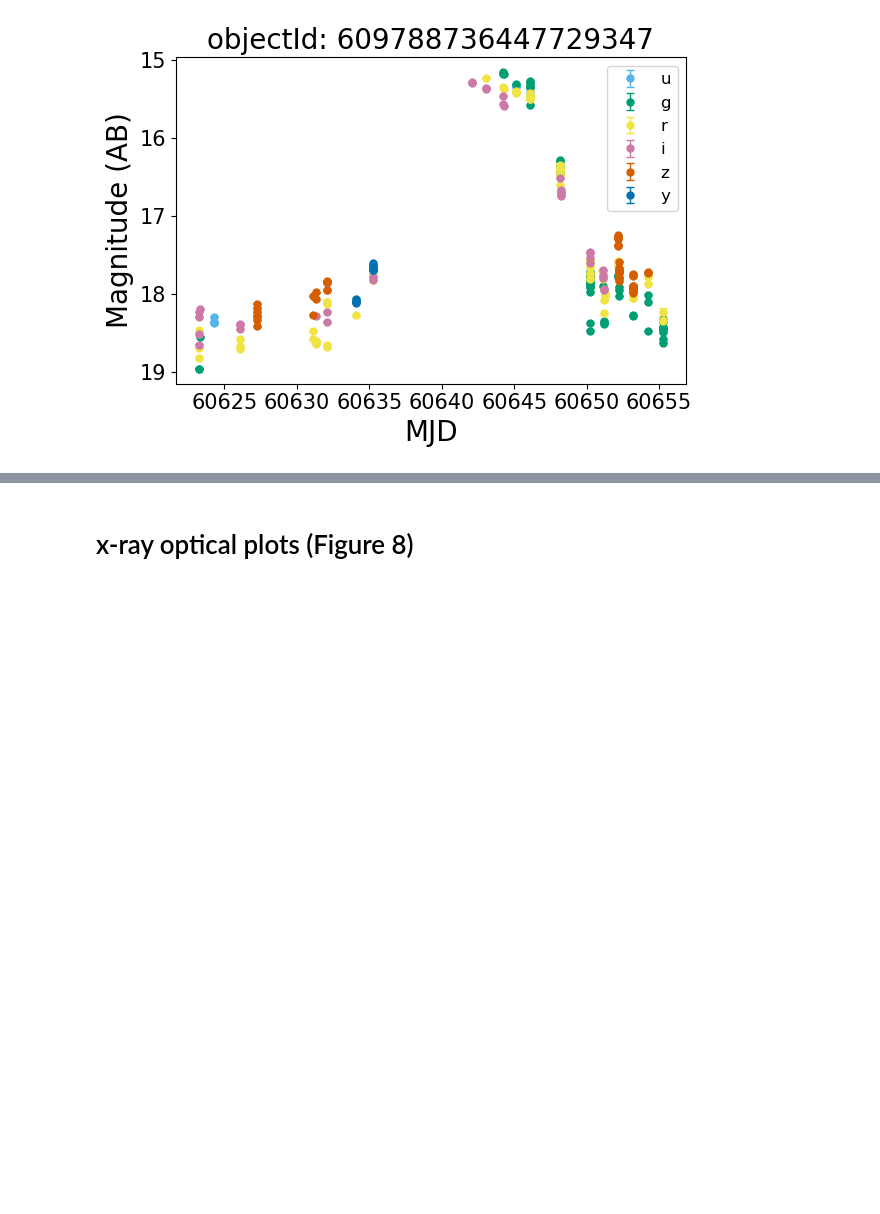
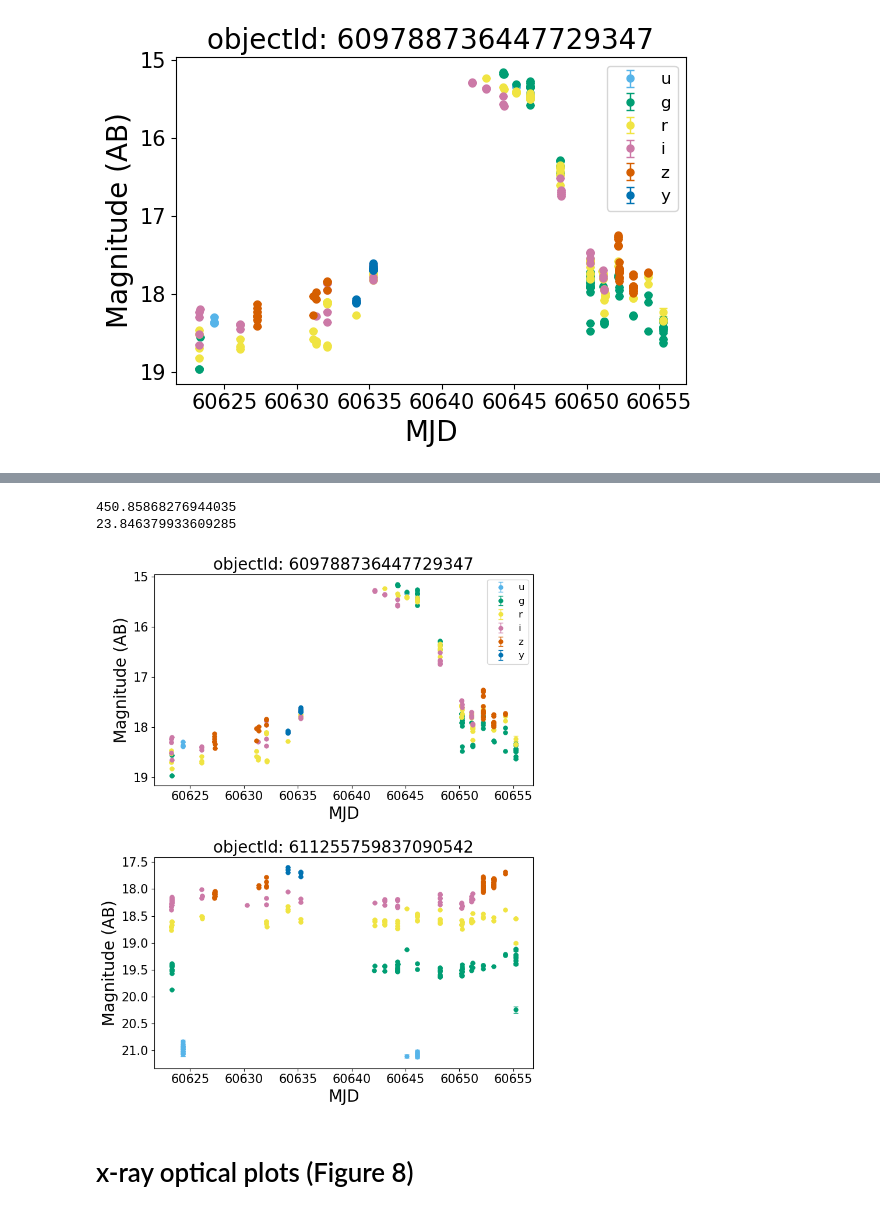
Before and after one commit to ykwang1/DP1_Xray_public, a Jupyter notebook: notebooks/analysis/make_plots.ipynb, the cells around one changed output, grey strips where cells are left out. Saved outputs shown, nothing was run; the diff lists cells and outputs as text; code cells hidden in the pictures; blank space fills up the shorter version.

```diff
--- a/notebooks/analysis/make_plots.ipynb
+++ b/notebooks/analysis/make_plots.ipynb
@@ -535,3 +666,19 @@ plt.savefig('../../plots/cv_lightcurve.pdf')
+# %%
+fig, axs = plt.subplots(2, 1, figsize=(8, 10))
+for i, objectId in enumerate([609788736447729347, 611255759837090542]):
+    row = obj[obj['objectId'] == objectId].iloc[0]
+    if i == 0:
+        _ = plot_mag_scale(axs[i], row.objectForcedSource, 'psfFlux', 'psfFluxErr', 'midpointMjdTai', 'MJD', True)
+    if i > 0:
+        _ = plot_mag_scale(axs[i], row.objectForcedSource, 'psfFlux', 'psfFluxErr', 'midpointMjdTai', 'MJD', False)
+    axs[i].set_title(f'objectId: {row.objectId}')
+    print(row['r_psfFluxForcedStetsonJ'])
+    plt.tight_layout()
+plt.savefig('../../plots/cv_agn_lightcurve.pdf')
+# %% [output]
+450.85868276944035
+23.846379933609285
+[figure, added]
 # %% [markdown]
 # x-ray optical plots (Figure 8)
 # %%
```
Also changed, not shown: parts of 21 cells of this notebook, 3 other files.
